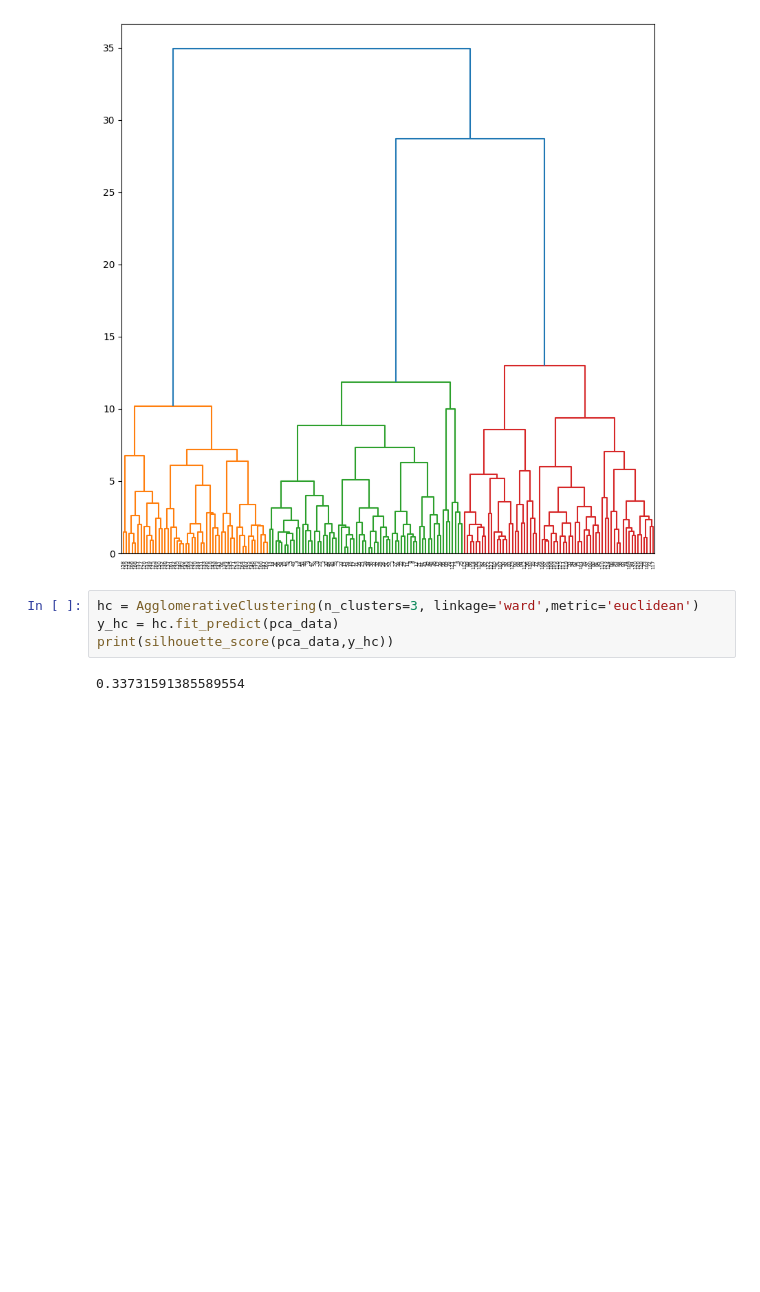
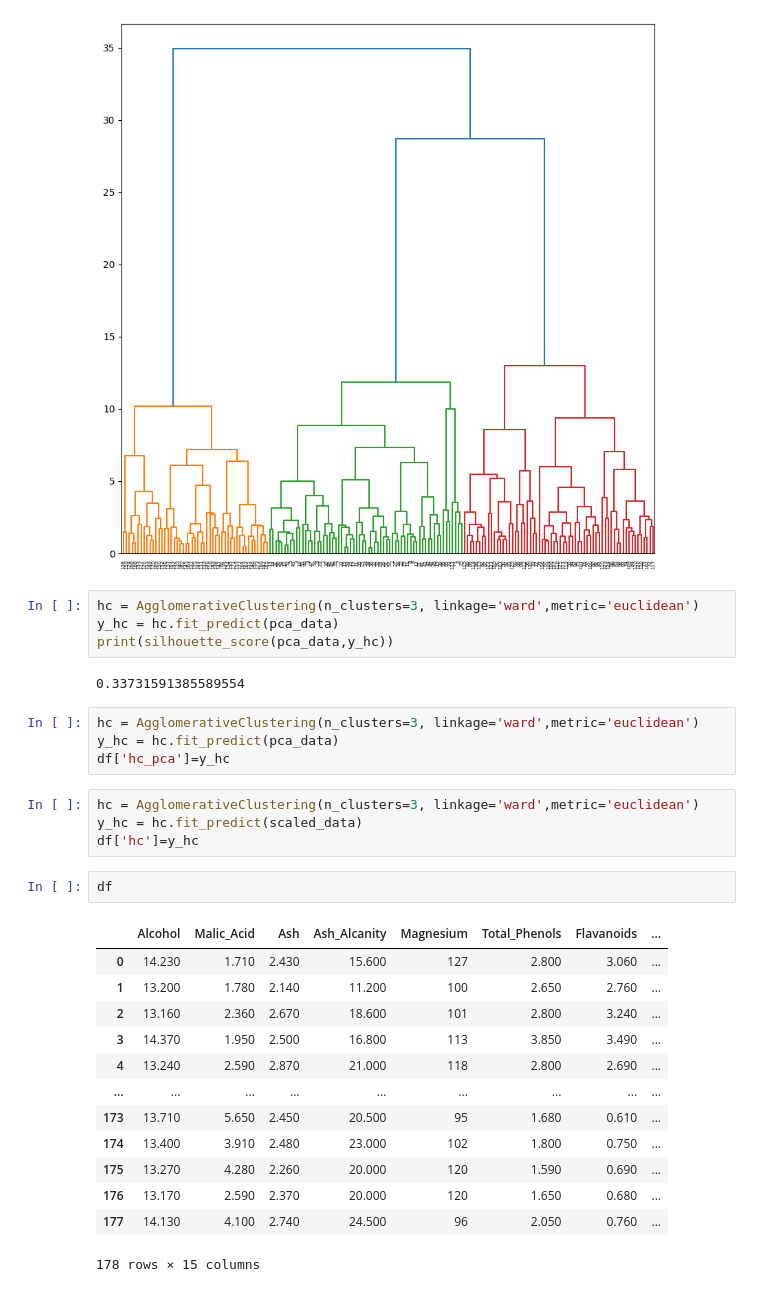
Before and after one commit to AlexCanchari/ML_Wines, a Jupyter notebook: notebooks/03_data_Hierarchical_PCA.ipynb, the cells around one changed output. Drawn from its saved outputs; the diff is of its cells as text; blank space fills up the shorter version.

```diff
--- a/notebooks/03_data_Hierarchical.ipynb
+++ b/notebooks/03_data_Hierarchical_PCA.ipynb
@@ -62,3 +62,27 @@ y_hc = hc.fit_predict(pca_data)
 print(silhouette_score(pca_data,y_hc))
 # %% [output]
 0.33731591385589554
+# %%
+hc = AgglomerativeClustering(n_clusters=3, linkage='ward',metric='euclidean')
+y_hc = hc.fit_predict(pca_data)
+df['hc_pca']=y_hc
+# %%
+hc = AgglomerativeClustering(n_clusters=3, linkage='ward',metric='euclidean')
+y_hc = hc.fit_predict(scaled_data)
+df['hc']=y_hc
+# %%
+df
+# %% [output]
+|  | Alcohol | Malic_Acid | Ash | Ash_Alcanity | Magnesium | Total_Phenols | Flavanoids | ... |
+| 0 | 14.230 | 1.710 | 2.430 | 15.600 | 127 | 2.800 | 3.060 | ... |
+| 1 | 13.200 | 1.780 | 2.140 | 11.200 | 100 | 2.650 | 2.760 | ... |
+| 2 | 13.160 | 2.360 | 2.670 | 18.600 | 101 | 2.800 | 3.240 | ... |
+| 3 | 14.370 | 1.950 | 2.500 | 16.800 | 113 | 3.850 | 3.490 | ... |
+| 4 | 13.240 | 2.590 | 2.870 | 21.000 | 118 | 2.800 | 2.690 | ... |
+| ... | ... | ... | ... | ... | ... | ... | ... | ... |
+| 173 | 13.710 | 5.650 | 2.450 | 20.500 | 95 | 1.680 | 0.610 | ... |
+| 174 | 13.400 | 3.910 | 2.480 | 23.000 | 102 | 1.800 | 0.750 | ... |
+| 175 | 13.270 | 4.280 | 2.260 | 20.000 | 120 | 1.590 | 0.690 | ... |
+| 176 | 13.170 | 2.590 | 2.370 | 20.000 | 120 | 1.650 | 0.680 | ... |
+| 177 | 14.130 | 4.100 | 2.740 | 24.500 | 96 | 2.050 | 0.760 | ... |
+178 rows × 15 columns
```
Also changed, not shown: 1 other file.
